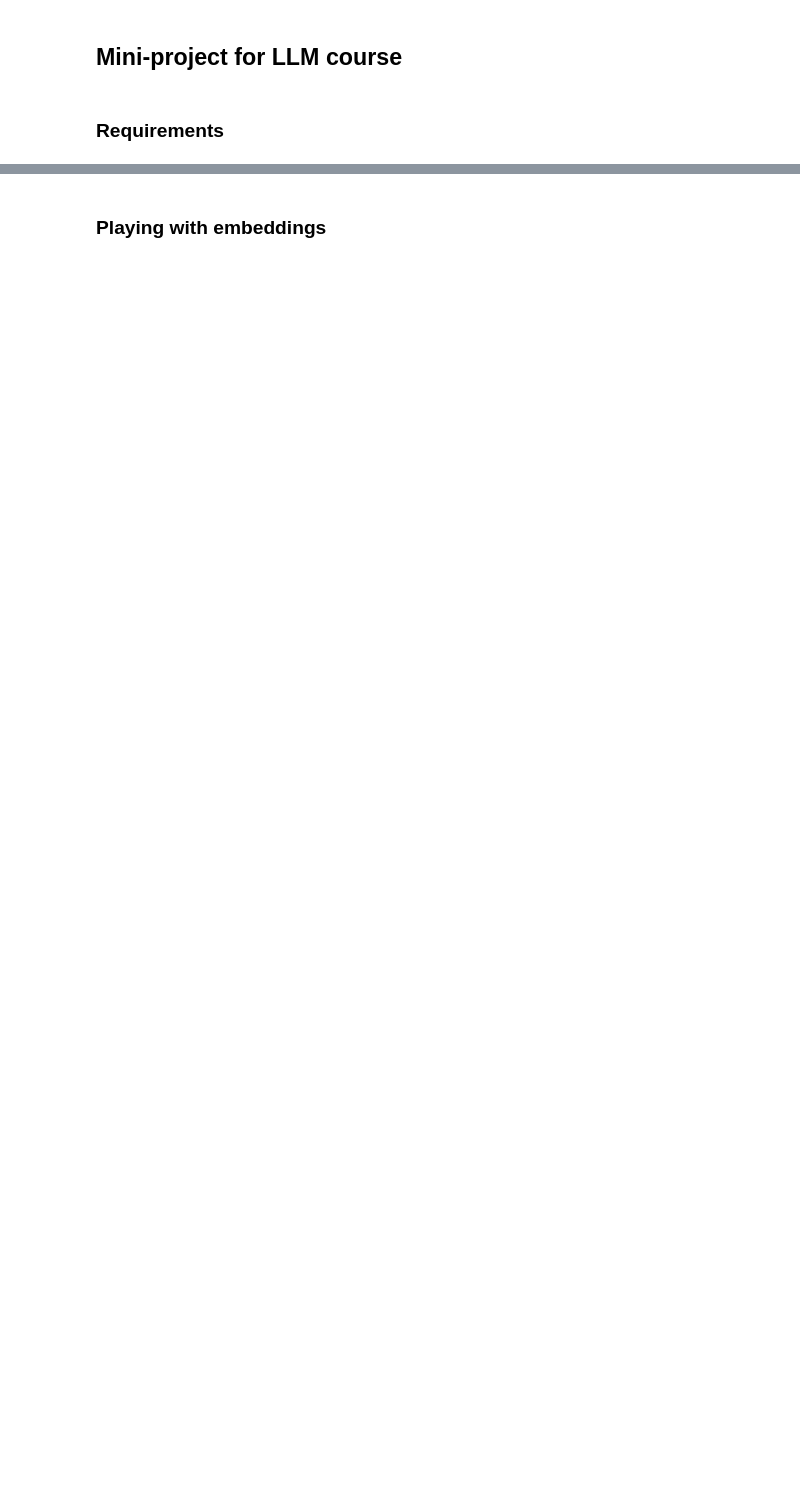
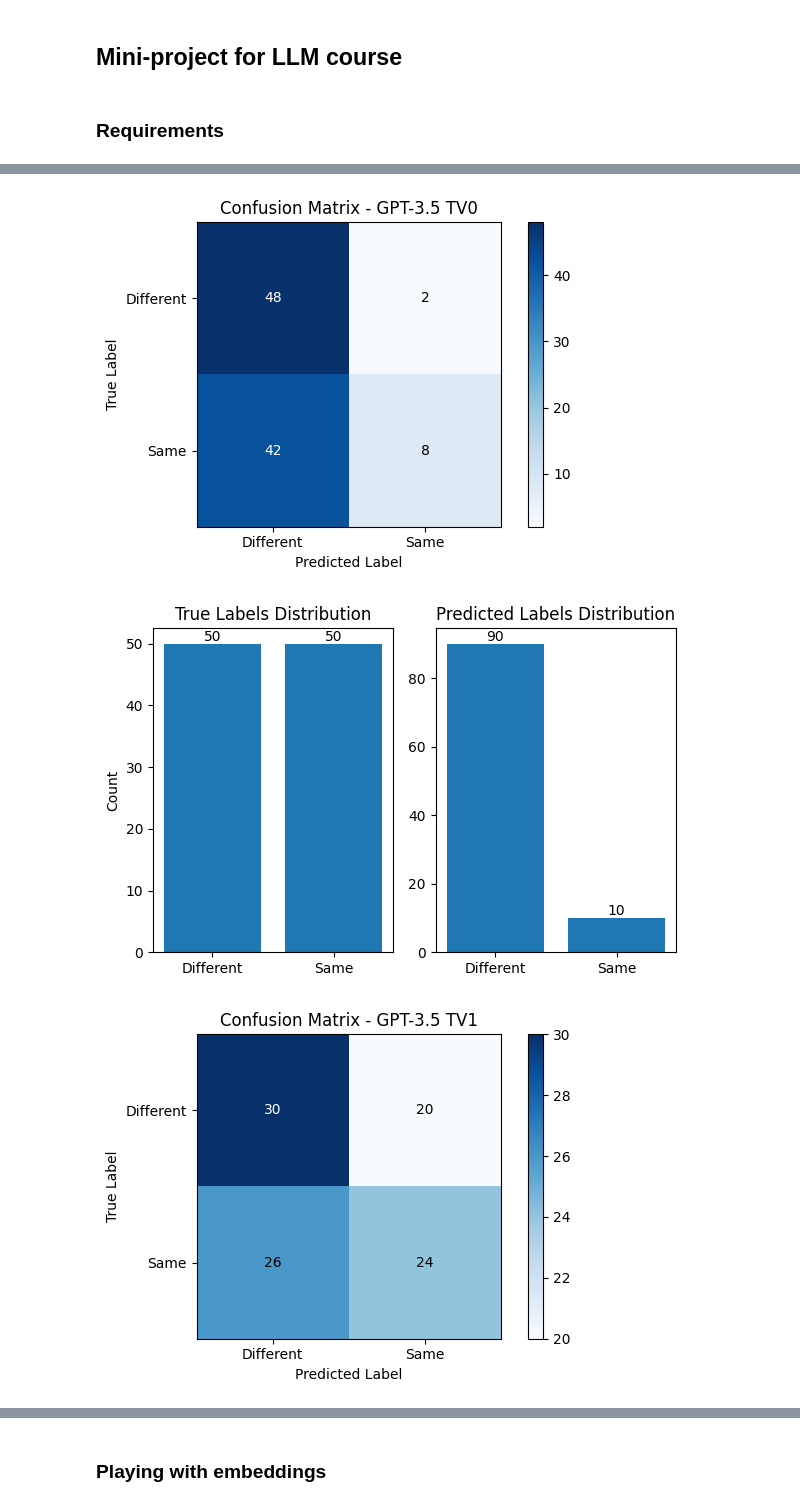
Before and after one commit to MaxRondelli/Linguistic-perspectives-on-Large-Language-Models, a Jupyter notebook: mini-project.ipynb, the cells around one changed output, grey strips where cells are left out. Cells and saved outputs as stored; diff of their text form; code cells hidden in the pictures; blank space fills up the shorter version.

```diff
--- a/mini-project.ipynb
+++ b/mini-project.ipynb
@@ -232,0 +274,6 @@ In Sentence 1, "stock" refers to a type of ownership or financial investment wit
+# %%
+# GPT 4 - TEMPLATE V0 AND V1
+result_gpt4_turbo_template_v0 = evaluate_with_llm_OPENAI(samples, MODEL_GPT4_TURBO, TEMPLATE_V0)
+result_gpt4_turbo_template_v1 = evaluate_with_llm_OPENAI(samples, MODEL_GPT4_TURBO, TEMPLATE_V1)
+save_results_to_json(result_gpt4_turbo_template_v0, 'result_MODEL_GPT4_TURBO_TEMPLATE_V0.json')
+save_results_to_json(result_gpt4_turbo_template_v1, 'result_MODEL_GPT4_TURBO_TEMPLATE_V1.json')
@@ -233,5 +298,5 @@ In Sentence 1, "stock" refers to a type of ownership or financial investment wit
 # %%
-def evaluation_results(results_gpt, results_phi=None):
+def evaluation_results(results_gpt, title_confusion_matrix):
     plt.style.use('default')
 
     def extract_labels(results):
@@ -265,7 +330,7 @@ def evaluation_results(results_gpt, results_phi=None):
 
     plt.xticks([0, 1], ['Different', 'Same'])
     plt.yticks([0, 1], ['Different', 'Same'])
-    plt.title('Confusion Matrix - GPT-3.5')
+    plt.title(title_confusion_matrix)
     plt.xlabel('Predicted Label')
     plt.ylabel('True Label')
     plt.tight_layout()
@@ -297,31 +362,3 @@ def evaluation_results(results_gpt, results_phi=None):
 
     plt.tight_layout()
     plt.show()
-
-    # Model Comparison (if more models provided)
-    if results_phi:
-        plt.figure(figsize=(8, 6))
-        metrics = []
-        for name, results in [('GPT-3.5', results_gpt), ('PHI-3', results_phi)]:
-            true, pred = extract_labels(results)
-            accuracy = np.mean(np.array(true) == np.array(pred))
-            metrics.append({
-                'Model': name,
-                'Accuracy': accuracy * 100
-            })
-
-        models = [m['Model'] for m in metrics]
-        accuracies = [m['Accuracy'] for m in metrics]
-
-        bars = plt.bar(models, accuracies)
-        plt.title('Model Performance Comparison')
-        plt.ylabel('Accuracy (%)')
-        for bar in bars:
-            height = bar.get_height()
-            plt.text(bar.get_x() + bar.get_width()/2., height,
-                    f'{height:.1f}%',
-                    ha='center', va='bottom')
-
-        plt.ylim(0, 100)
-        plt.tight_layout()
-        plt.show()
@@ -333,0 +365,11 @@ evaluation_results(results_openai_3_5, results_phi3)
+# %%
+evaluation_results(result_gpt3_5_turbo_template_v0, 'Confusion Matrix - GPT-3.5 TV0')
+evaluation_results(result_gpt3_5_turbo_template_v1, 'Confusion Matrix - GPT-3.5 TV1')
+evaluation_results(result_gpt4_template_v0, 'Confusion Matrix - GPT-4 TV0')
+evaluation_results(result_gpt4_template_v1, 'Confusion Matrix - GPT-4 TV1')
+evaluation_results(result_gpt4_turbo_template_v0, 'Confusion Matrix - GPT-4 TURBO TV0')
+evaluation_results(result_gpt4_turbo_template_v1, 'Confusion Matrix - GPT-4 TURBO TV1')
+# %% [output]
+[figure, added]
+[figure, added]
+[figure, added]
```
Also changed, not shown: parts of 20 cells of this notebook, 8 other files.
